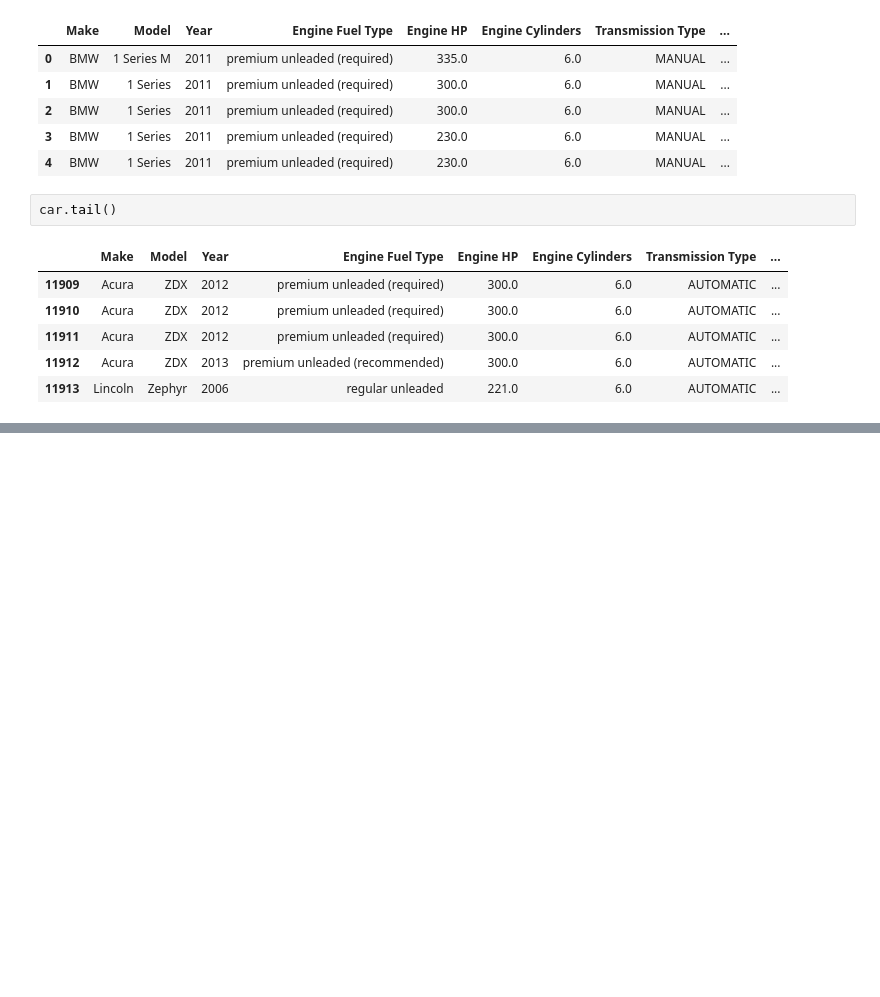
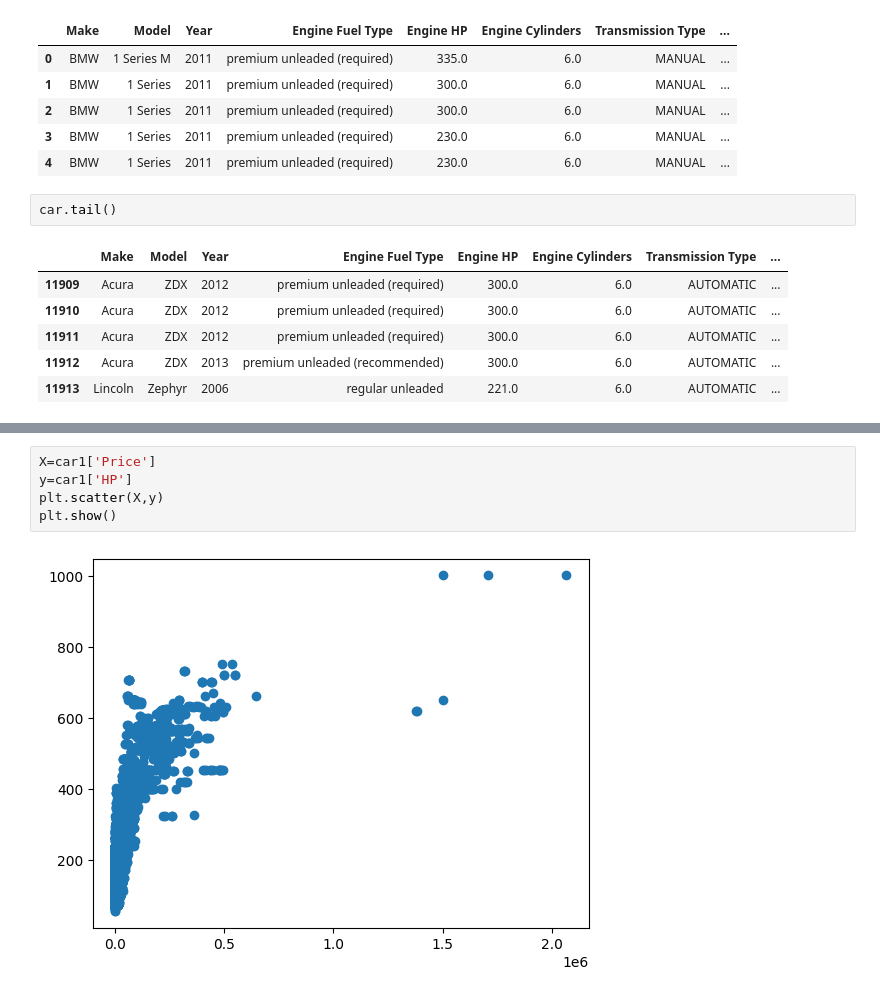
Before and after one commit to boi-git/Week-2-EDA, a Jupyter notebook: Week 2 EDA.ipynb, the cells around one changed output, grey strips where cells are left out. Cells and saved outputs as stored; diff of their text form; blank space fills up the shorter version.

```diff
--- a/Week 2 EDA.ipynb
+++ b/Week 2 EDA.ipynb
@@ -134 +88,8 @@ sns.boxplot(x=car1['MSRP'])
 [figure]
+# %%
+X=car1['Price']
+y=car1['HP']
+plt.scatter(X,y)
+plt.show()
+# %% [output]
+[figure, added]
```
Also changed, not shown: parts of 11 cells of this notebook.
